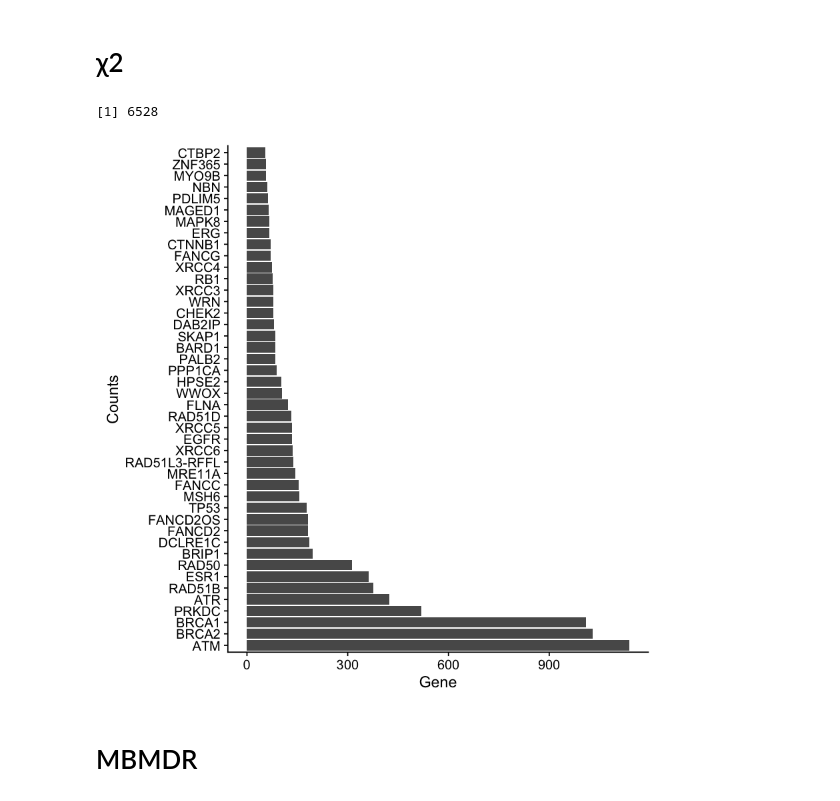
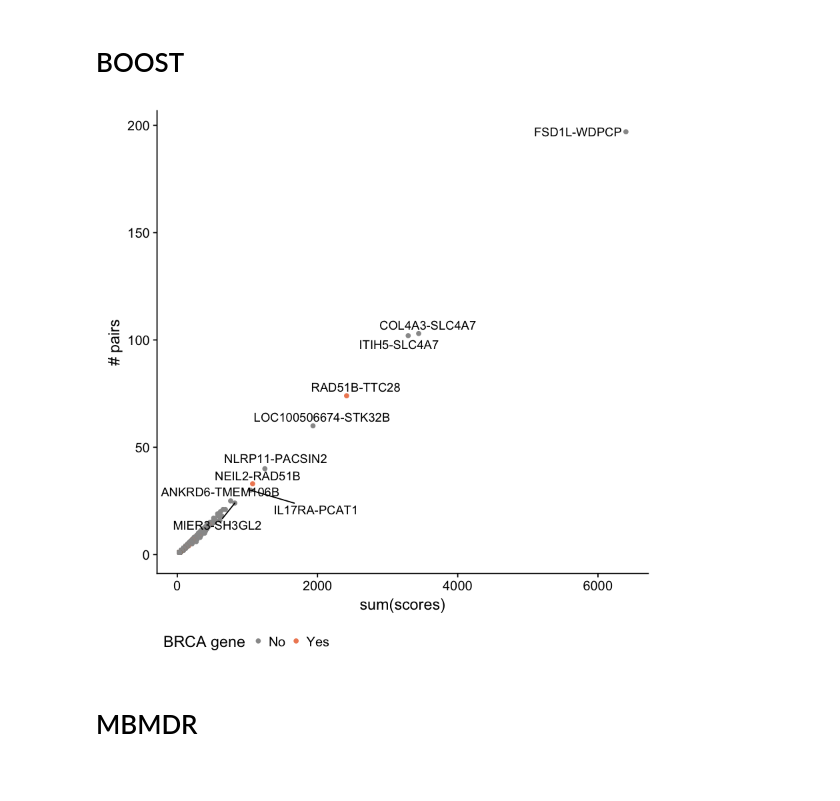
Before and after one commit to hclimente/genewa, a Jupyter notebook: results/epistasis/genesis_epistasis.ipynb, the cells around one changed output. Saved outputs shown, nothing was run; the diff lists cells and outputs as text; code cells hidden in the pictures.

```diff
--- a/results/epistasis/genesis_epistasis.ipynb
+++ b/results/epistasis/genesis_epistasis.ipynb
@@ -2,7 +2,16 @@
 library(tidyverse)
 library(magrittr)
 library(cowplot)
+library(ggrepel)
+
+fbrcaGenes <- c("ATM","BARD1","BLM","BRCA1","BRCA2","BRIP1","CDH1","CHEK2",
+                "FAM175A","FANCC","FANCM","MLH1","MRE11","MSH2","NBN","NF1",
+                "PALB2","PMS2","PTEN","RAD51B","RAD51C","RAD51D","RECQL",
+                "RINT1","STK11","TP53")
 
 gene2snp <- read_tsv("../../data/genesis/gene2snp.hg19", col_types = "cc") %>%
     set_colnames(c("snp", "gene"))
+load("../../data/genesis/ld.RData")
+
+highld <- filter(ld, r2 > 0.8)
 # %% [output]
@@ -24,34 +33,35 @@ The following object is masked from ‘package:ggplot2’:
 
     ggsave
 # %% [markdown]
-# χ2
+# BOOST
-# %%
-load("../../data/genesis/epistasis.RData")
-epistasis <-  mutate(epistasis,
-                     p = pchisq(score, 4),
-                     padj = p.adjust(p))
-
-sum(epistasis$padj < 0.05)
-# %% [output]
-[1] 6528
-# %%
-genes <- epistasis %>%
-    filter(padj < 0.05) %>%
-    merge(gene2snp, by.y = "snp", by.x = "snp1") %>%
-    merge(gene2snp, by.y = "snp", by.x = "snp2", suffixes = c("1","2")) %>%
-    select(gene1, gene2)
-
-table(c(genes$gene1, genes$gene2)) %>%
-    sort(decreasing = T) %>%
-    as.data.frame %>%
-    set_colnames(c("gene", "counts")) %>%
-    filter(counts > 50) %>%
-    ggplot(aes(x = gene, y = counts)) +
-        geom_bar(stat="identity") +
-        coord_flip() +
-        labs(x = "Counts", y = "Gene")
-# %% [output]
-[figure, removed]
+# %%
+boost <- read_tsv("genesis.processed.boost.txt",
+                  col_types = "iccdddddddddd") %>%
+    filter(! (paste(SNP1, SNP2, sep = "-") %in% highld$key |
+              paste(SNP2, SNP1, sep = "-") %in% highld$key)) %>%
+    merge(gene2snp, by.y = "snp", by.x = "SNP1") %>%
+    merge(gene2snp, by.y = "snp", by.x = "SNP2") %>%
+    arrange(-InteractionBOOST, -InteractionPLINK)
+# %%
+boostTop <- boost %>%
+    mutate(gene1 = ifelse(gene.x < gene.y, gene.x, gene.y),
+           gene2 = ifelse(gene.x < gene.y, gene.y, gene.x),
+           brcaGene = ifelse(gene1 %in% fbrcaGenes | gene2 %in% fbrcaGenes, "Yes", "No")) %>%
+    unite(genepair, gene1, gene2, sep = "-") %>%
+    group_by(genepair, brcaGene) %>%
+    summarize(score = sum(InteractionBOOST),
+              n = n()) %>%
+    arrange(-score)
+
+ggplot() +
+    geom_point(data = boostTop, aes(x = score, y = n, color = brcaGene)) +
+    geom_text_repel(data = head(boostTop, 10),
+                     aes(x = score, y = n, label = genepair)) +
+    scale_colour_manual(values = c("Yes" = "#ef8a62", "No" = "#999999")) +
+    labs(x = "sum(scores)", y = "# pairs", color = "BRCA gene") +
+    theme(legend.position="bottom")
+# %% [output]
+[figure, added]
 # %% [markdown]
 # MBMDR
 # %%
```
Also changed, not shown: parts of 1 cell of this notebook, 1 other file.
